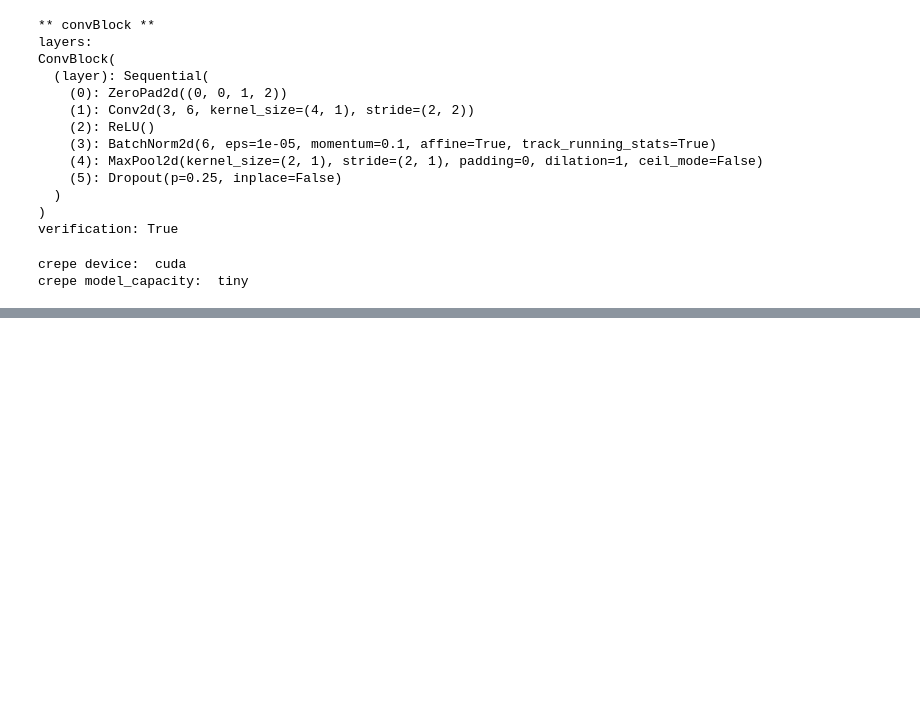
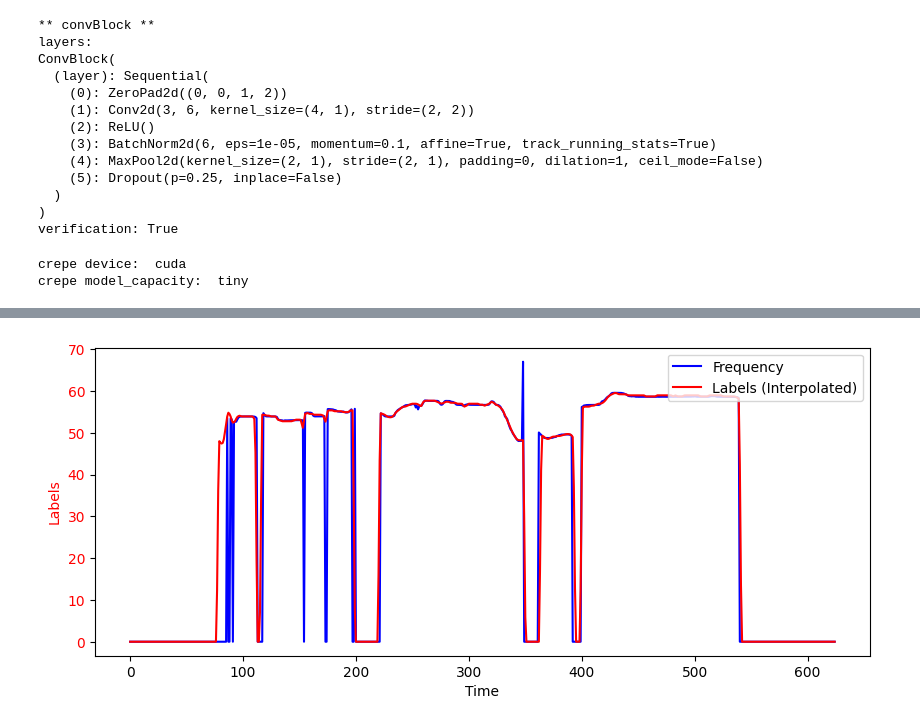
Before and after one commit to chloelavrat/TorchCrepe, a Jupyter notebook: notebooks/model.ipynb, the cells around one changed output, grey strips where cells are left out. Cells and saved outputs as stored; diff of their text form; code cells hidden in the pictures; blank space fills up the shorter version.

```diff
--- a/notebooks/model.ipynb
+++ b/notebooks/model.ipynb
@@ -108,0 +112,38 @@ plt.show()
+# %%
+import torch
+import matplotlib.pyplot as plt
+
+# Assuming frequency and labels are PyTorch tensors
+frequency_np = frequency.detach().numpy()
+
+# Interpolate labels to match the size of frequency
+labels_resized = torch.nn.functional.interpolate(
+    labels.unsqueeze(0).unsqueeze(0),  # Add batch and channel dimensions
+    size=frequency.shape[0],            # Target size
+    mode='linear', align_corners=True   # Linear interpolation
+).squeeze(0).squeeze(0)  # Remove the added dimensions
+
+labels_np = labels_resized.detach().numpy()
+
+# Create the plot with two y-axes
+fig, ax1 = plt.subplots(figsize=(10, 4))
+
+# Plot frequency on the primary y-axis
+ax1.plot(frequency_np, color='b', label='Frequency')
+ax1.set_xlabel('Time')
+ax1.set_ylabel('Frequency (Hz)', color='b')
+ax1.tick_params(axis='y', labelcolor='b')
+
+# Create a secondary y-axis
+ax1.plot(labels_np, color='r', label='Labels (Interpolated)')
+ax1.set_ylabel('Labels', color='r')
+ax1.tick_params(axis='y', labelcolor='r')
+
+# Add legends for clarity
+ax1.legend(loc='upper left')
+ax1.legend(loc='upper right')
+
+# Show the plot
+plt.show()
+# %% [output]
+[figure, added]
```
Also changed, not shown: parts of 2 cells of this notebook, 4 other files.
